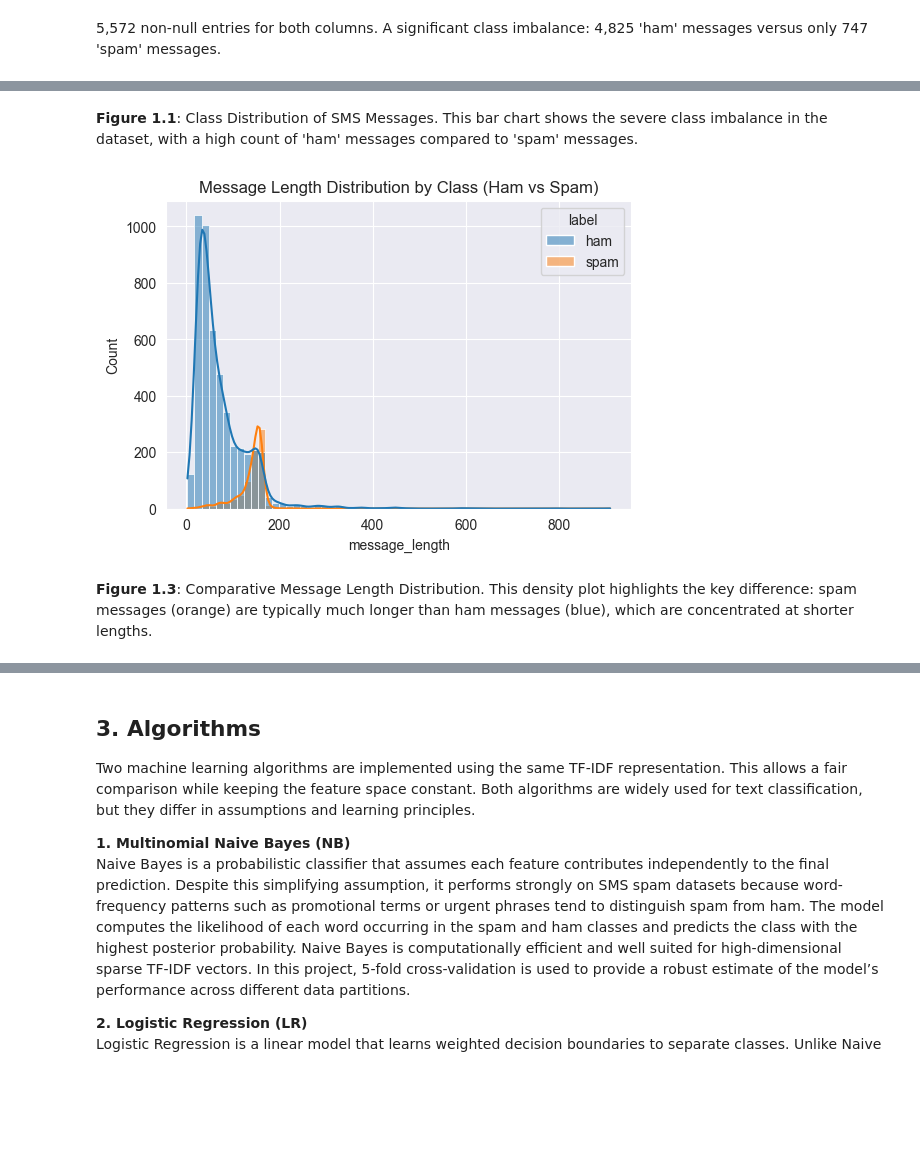
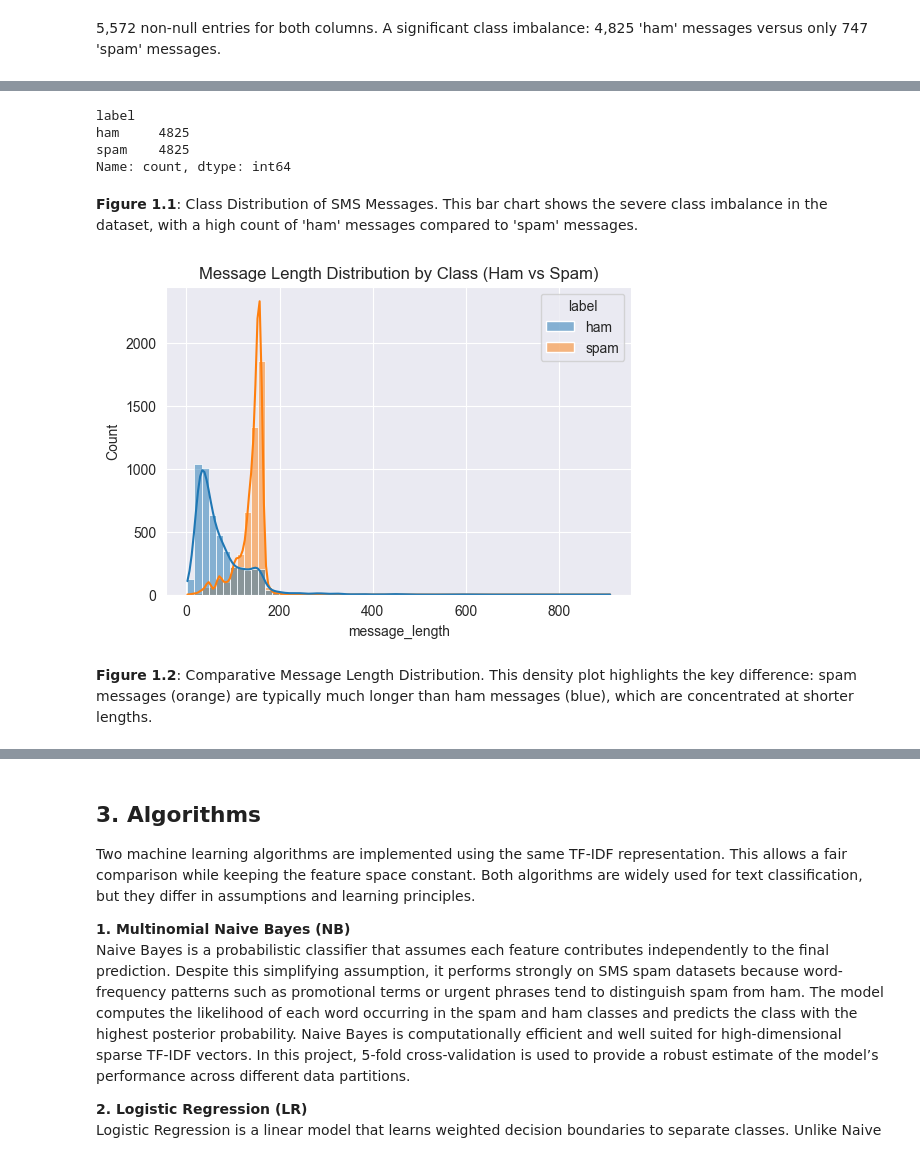
Before and after one commit to milenkirilov888/ce4145-natural-language-processing, a Jupyter notebook: coursework.ipynb, the cells around one changed output, grey strips where cells are left out. Drawn from its saved outputs; the diff is of its cells as text; code cells hidden in the pictures; blank space fills up the shorter version.

```diff
--- a/coursework.ipynb
+++ b/coursework.ipynb
@@ -55,9 +55,3 @@ spam     747
 Name: count, dtype: int64
 # %% [markdown]
 5,572 non-null entries for both columns. A significant class imbalance: 4,825 'ham' messages versus only 747 'spam' messages.
-# %%
-df['message_length'] = df['message'].apply(len)
-
-sns.countplot(data=df, x='label')
-plt.title("Ham vs Spam Distribution")
-plt.show()
@@ -66,11 +58,31 @@ plt.show()
-# %% [markdown]
-**Figure 1.1**: Class Distribution of SMS Messages. This bar chart shows the severe class imbalance in the dataset, with a high count of 'ham' messages compared to 'spam' messages.
-# %%
-plt.figure(figsize=(6,4))
-sns.histplot(data=df, x='message_length', hue='label', bins=60, kde=True)
-plt.title("Message Length Distribution by Class (Ham vs Spam)")
-plt.show()
-# %% [output]
-[figure, removed]
+# %%
+# Balance the 'ham' to be the same number as 'spam' (it removes the chance of biasing the model classification performance)
+from sklearn.utils import resample
+
+ham = df[df['label'] == 'ham']
+spam = df[df['label'] == 'spam']
+
+spam_samples = resample(spam, replace=True, n_samples=len(ham), random_state=42)
+
+df = pd.concat([ham, spam_samples]).reset_index(drop=True)
+
+print(df['label'].value_counts())
+# %% [output]
+label
+ham     4825
+spam    4825
+Name: count, dtype: int64
+# %% [markdown]
+**Figure 1.1**: Class Distribution of SMS Messages. This bar chart shows the severe class imbalance in the dataset, with a high count of 'ham' messages compared to 'spam' messages.
+# %%
+# Class-wise distribution of message length
+df['message_length'] = df['message'].str.len()
+
+plt.figure(figsize=(6,4))
+sns.histplot(data=df, x='message_length', hue='label', bins=60, kde=True)
+plt.title('Message Length Distribution by Class (Ham vs Spam)')
+plt.show()
+# %% [output]
+[figure, added]
 # %% [markdown]
-**Figure 1.3**: Comparative Message Length Distribution. This density plot highlights the key difference: spam messages (orange) are typically much longer than ham messages (blue), which are concentrated at shorter lengths.
+**Figure 1.2**: Comparative Message Length Distribution. This density plot highlights the key difference: spam messages (orange) are typically much longer than ham messages (blue), which are concentrated at shorter lengths.
```
Also changed, not shown: parts of 24 cells of this notebook, 1 other file.
